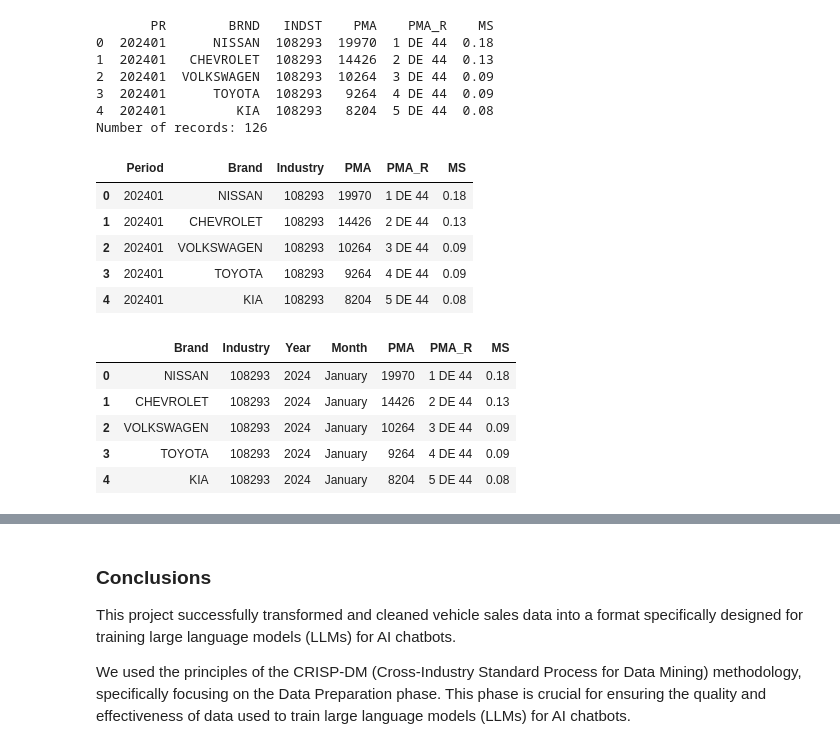
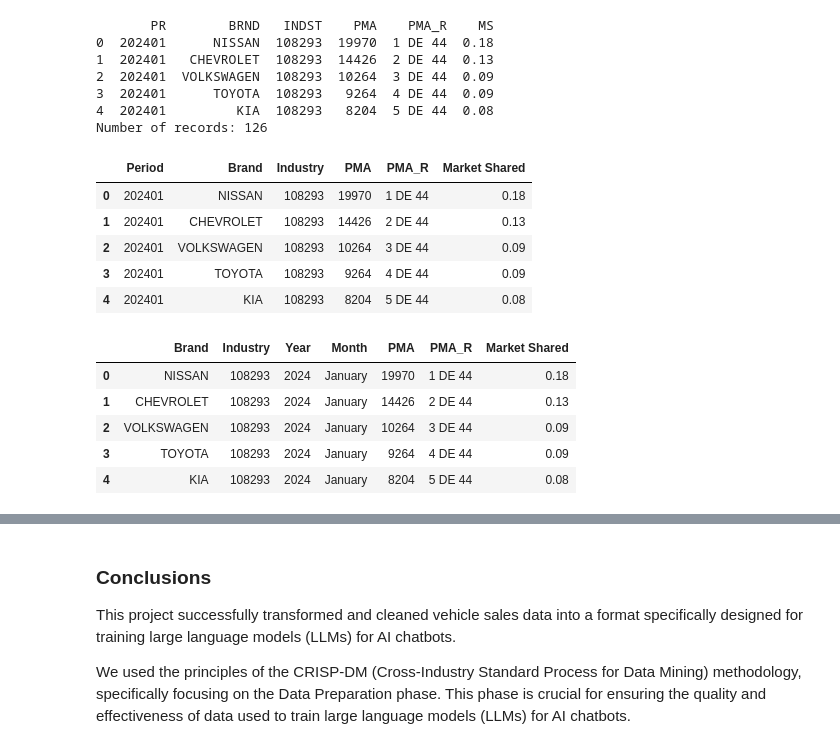
Before and after one commit to A01793578/AI_Chatbot, a Jupyter notebook: notebooks/Avance2.39.ipynb, the cells around one changed output, grey strips where cells are left out. Cells and saved outputs as stored; diff of their text form; code cells hidden in the pictures.

```diff
--- a/notebooks/Avance2.39.ipynb
+++ b/notebooks/Avance2.39.ipynb
@@ -289,10 +289,10 @@ print("Number of records:", num_records)
 Number of records: 126
 # %%
 industry.rename(columns={'PR': 'Period', 'BRND': 'Brand', 'INDST': 'Industry', 'PMA': 'PMA',
-                               'PMA_R': 'PMA_R', 'MS': 'MS'}, inplace=True)
+                               'PMA_R': 'PMA_R', 'MS': 'Market Shared'}, inplace=True)
 industry.head()
 # %% [output]
-|  | Period | Brand | Industry | PMA | PMA_R | MS |
+|  | Period | Brand | Industry | PMA | PMA_R | Market Shared |
 | 0 | 202401 | NISSAN | 108293 | 19970 | 1 DE 44 | 0.18 |
 | 1 | 202401 | CHEVROLET | 108293 | 14426 | 2 DE 44 | 0.13 |
 | 2 | 202401 | VOLKSWAGEN | 108293 | 10264 | 3 DE 44 | 0.09 |
@@ -315,7 +315,7 @@ industry.insert(3, 'Month', industry.pop('Month'))
 # Display the DataFrame with the new "Year" and "Month" columns
 industry.head()
 # %% [output]
-|  | Brand | Industry | Year | Month | PMA | PMA_R | MS |
+|  | Brand | Industry | Year | Month | PMA | PMA_R | Market Shared |
 | 0 | NISSAN | 108293 | 2024 | January | 19970 | 1 DE 44 | 0.18 |
 | 1 | CHEVROLET | 108293 | 2024 | January | 14426 | 2 DE 44 | 0.13 |
 | 2 | VOLKSWAGEN | 108293 | 2024 | January | 10264 | 3 DE 44 | 0.09 |
```
Also changed, not shown: parts of 3 cells of this notebook.
